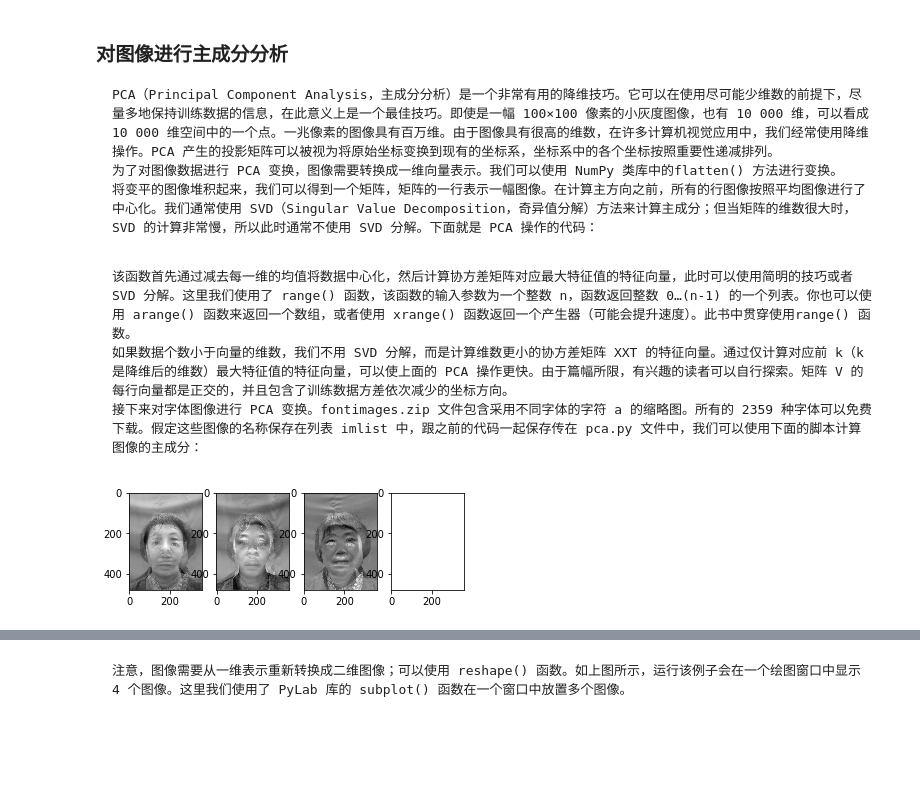
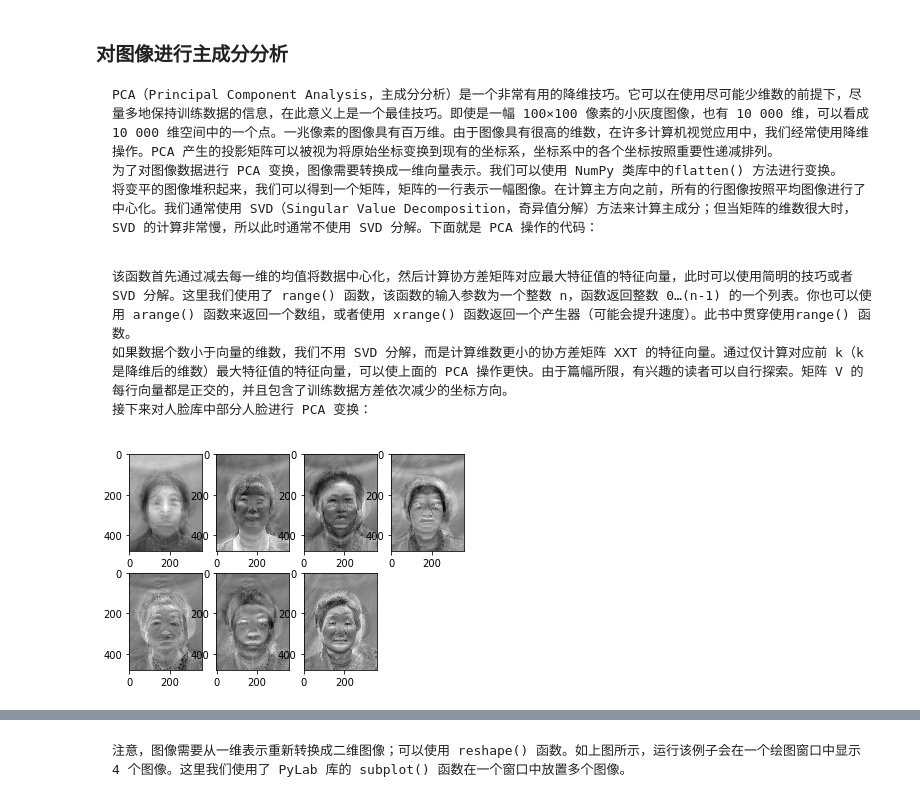
Before and after one commit to lab319-jufe/CV, a Jupyter notebook: 计算机视觉-第一章.ipynb, the cells around one changed output, grey strips where cells are left out. Drawn from its saved outputs; the diff is of its cells as text; code cells hidden in the pictures; blank space fills up the shorter version.

```diff
--- a/计算机视觉-第一章.ipynb
+++ b/计算机视觉-第一章.ipynb
@@ -633,7 +633,7 @@ def pca(X):
 # %% [markdown]
     该函数首先通过减去每一维的均值将数据中心化，然后计算协方差矩阵对应最大特征值的特征向量，此时可以使用简明的技巧或者 SVD 分解。这里我们使用了 range() 函数，该函数的输入参数为一个整数 n，函数返回整数 0…(n-1) 的一个列表。你也可以使用 arange() 函数来返回一个数组，或者使用 xrange() 函数返回一个产生器（可能会提升速度）。此书中贯穿使用range() 函数。
     如果数据个数小于向量的维数，我们不用 SVD 分解，而是计算维数更小的协方差矩阵 XXT 的特征向量。通过仅计算对应前 k（k 是降维后的维数）最大特征值的特征向量，可以使上面的 PCA 操作更快。由于篇幅所限，有兴趣的读者可以自行探索。矩阵 V 的每行向量都是正交的，并且包含了训练数据方差依次减少的坐标方向。
-    接下来对字体图像进行 PCA 变换。fontimages.zip 文件包含采用不同字体的字符 a 的缩略图。所有的 2359 种字体可以免费下载。假定这些图像的名称保存在列表 imlist 中，跟之前的代码一起保存传在 pca.py 文件中，我们可以使用下面的脚本计算图像的主成分：
+    接下来对人脸库中部分人脸进行 PCA 变换：
 # %%
 # import pickle
 # from PIL import Image
@@ -684,33 +684,36 @@ def pca(X):
 # %%
 from PIL import Image
 from numpy import *
 from pylab import *
 import pca
 import os
 filelist = os.listdir('D:\\学习文件\\CV\\test_jpg\\photo\\') #filelist为D:\\学习文件\\CV\\test_jpg\\路径下的文件名
 #把路径和文件名存入imlist中
 imlist = []
 for i in range(len(filelist)):
     li = ('D:\\学习文件\\CV\\test_jpg\\photo\\'+filelist[i])
     imlist.append(li)
-im = array(Image.open(imlist[0]).convert('L')) # 打开一幅图像，获取其大小 #并转成灰度图
+im = array(Image.open(imlist[0]))
+#im = array(Image.open(imlist[0]).convert('L')) # 打开一幅图像，获取其大小 #并转成灰度图
 m,n = im.shape[0:2] # 获取图像的大小#灰度图像
 imnbr = len(imlist) # 获取图像的数目
 # 创建矩阵，保存所有压平后的图像数据
-immatrix = array([array(Image.open(im).convert('L')).flatten()
+immatrix = array([array(Image.open(im)).flatten()
             for im in imlist],'f')
+#immatrix = array([array(Image.open(im).convert('L')).flatten()
+            #for im in imlist],'f')
 # 执行 PCA 操作
 V,S,immean = pca.pca(immatrix)
-# 显示一些图像（平均图像（第一个）和全部模式（具有最大方差的方向模式））
+# 显示一些图像（平均图像（第一个）和前6个模式（具有最大方差的方向模式））
 figure()
 gray()
 subplot(2,4,1)
 imshow(immean.reshape(m,n))
-for i in range(3):
+for i in range(6):
   subplot(2,4,i+2)
   imshow(V[i].reshape(m,n))
 show()
 # %% [output]
-[figure, old version]
+[figure, new version]
 # %%
 V,S,immean
```
Also changed, not shown: parts of 2 cells of this notebook, 5 other files.
